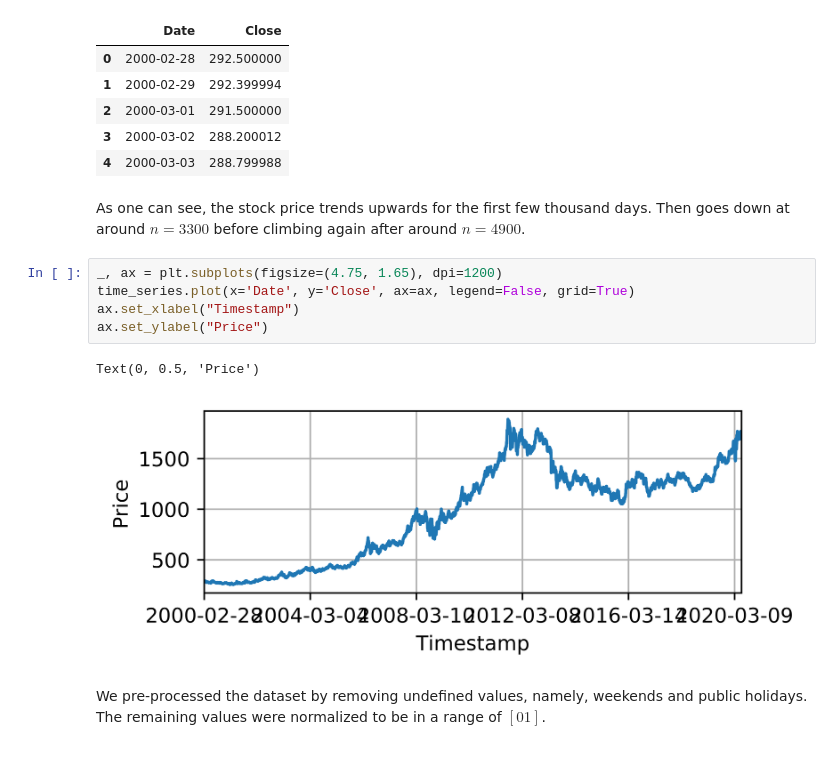
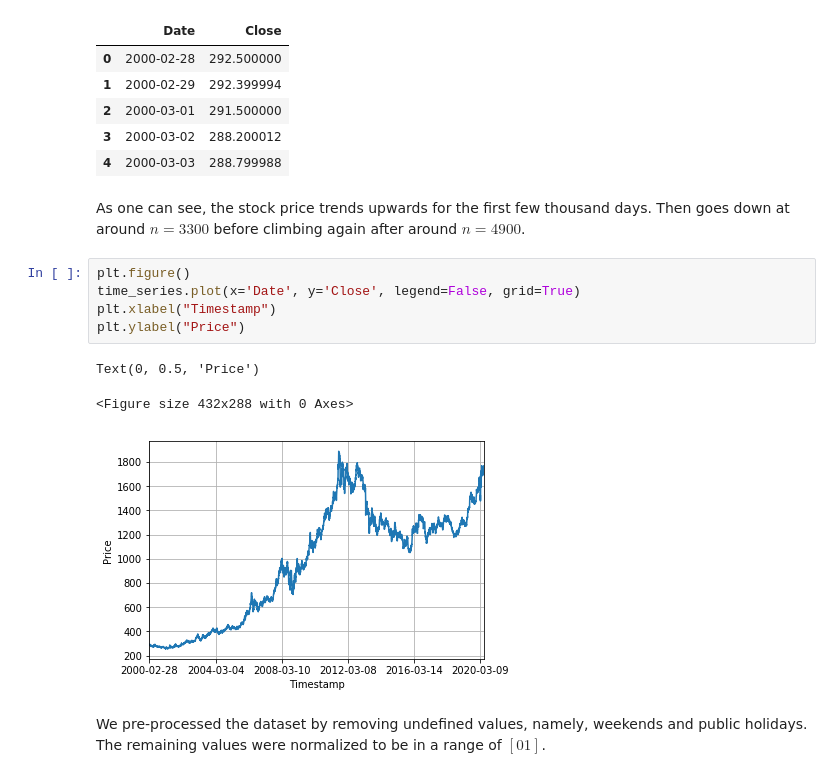
Before and after one commit to PlasmaControl/PyRCN, a Jupyter notebook: examples/stock-price-prediction.ipynb, the cells around one changed output. Cells and saved outputs as stored; diff of their text form.

```diff
--- a/examples/stock-price-prediction.ipynb
+++ b/examples/stock-price-prediction.ipynb
@@ -67,15 +66,16 @@ time_series.head()
 | 3 | 2000-03-02 | 288.200012 |
 | 4 | 2000-03-03 | 288.799988 |
 # %% [markdown]
-As one can see, the stock price trends upwards for the first few thousand days. Then goes down at around $n=\num{3300}$ before climbing again after around $n = 4900$.
+As one can see, the stock price trends upwards for the first few thousand days. Then goes down at around $n=3300$ before climbing again after around $n = 4900$.
 # %%
-_, ax = plt.subplots(figsize=(4.75, 1.65), dpi=1200)
-time_series.plot(x='Date', y='Close', ax=ax, legend=False, grid=True)
-ax.set_xlabel("Timestamp")
-ax.set_ylabel("Price")
+plt.figure()
+time_series.plot(x='Date', y='Close', legend=False, grid=True)
+plt.xlabel("Timestamp")
+plt.ylabel("Price")
 # %% [output]
 Text(0, 0.5, 'Price')
+<Figure size 432x288 with 0 Axes>
-[figure, old version]
+[figure, new version]
 # %% [markdown]
 We pre-processed the dataset by removing undefined values, namely, weekends and public holidays. The remaining values were normalized to be in a range of $[0 1]$.
 # %%
```
Also changed, not shown: parts of 4 cells of this notebook, 24 other files.
